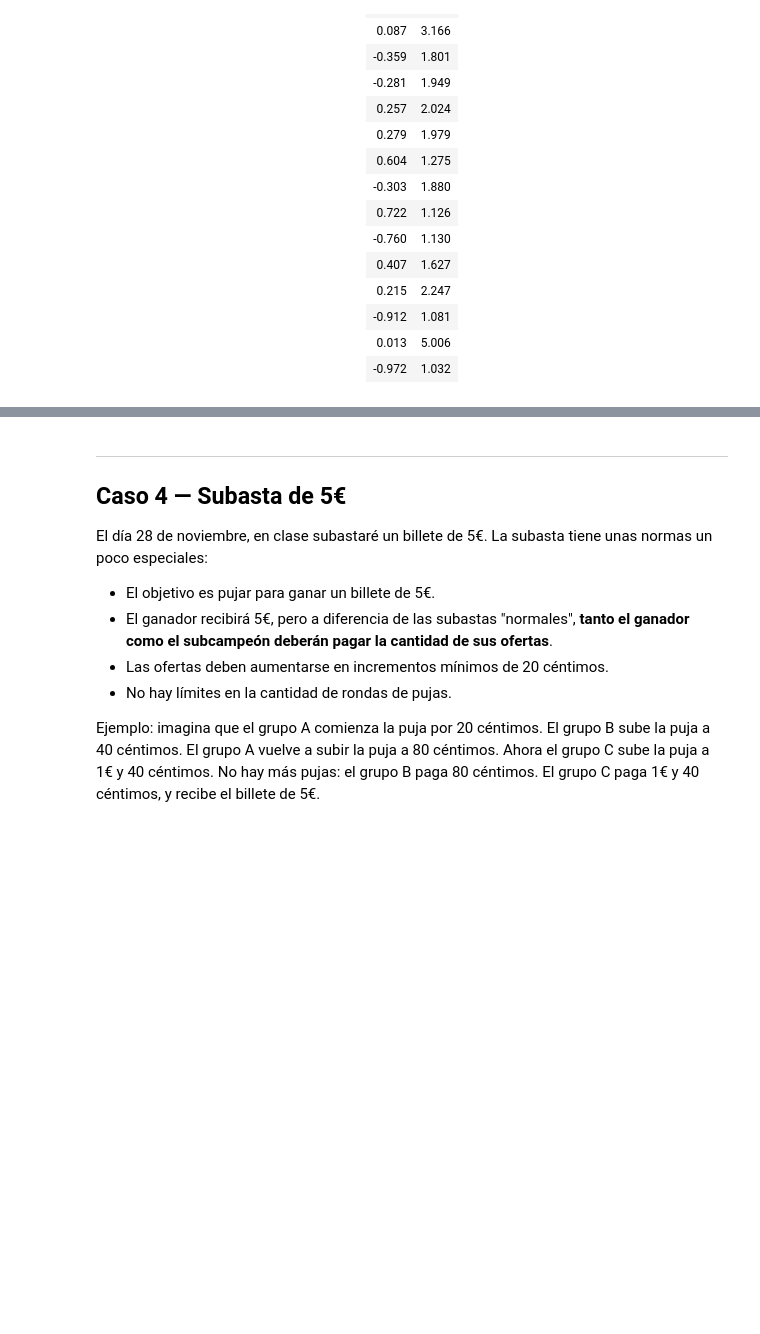
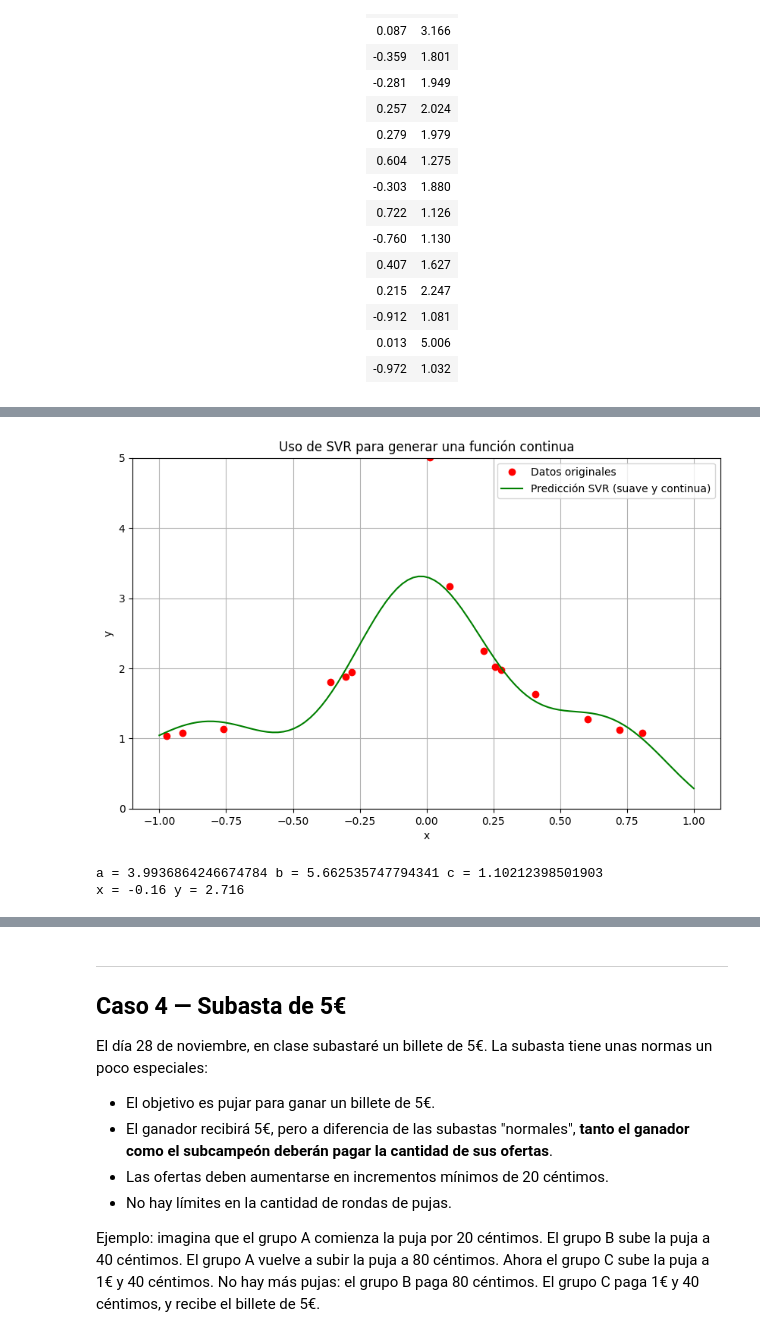
Before and after one commit to Chepados/ALN_practica_2, a Jupyter notebook: Práctica 2 — Campeonato de predicción.ipynb, the cells around one changed output, grey strips where cells are left out. Drawn from its saved outputs; the diff is of its cells as text; code cells hidden in the pictures; blank space fills up the shorter version.

```diff
--- a/Práctica 2 — Campeonato de predicción.ipynb
+++ b/Práctica 2 — Campeonato de predicción.ipynb
@@ -80,0 +325,60 @@ Observa los siguientes pares de valores $x$, $y$. Predice cuál será el valor a
+# %%
+import numpy as np
+import pandas as pd
+from sklearn.svm import SVR
+import matplotlib.pyplot as plt
+
+# Datos proporcionados
+x_vals = np.array([0.808, 0.087, -0.359, -0.281, 0.257, 0.279, 0.604, -0.303, 0.722, -0.760,
+                   0.407, 0.215, -0.912, 0.013, -0.972])
+y_vals = np.array([1.081, 3.166, 1.801, 1.949, 2.024, 1.979, 1.275, 1.880, 1.126, 1.130,
+                   1.627, 2.247, 1.081, 5.006, 1.032])
+
+# Crear DataFrame
+df = pd.DataFrame({"y_vals": y_vals, "x_vals": x_vals})
+
+# Preprocesar los datos para el modelo SVR
+X = df[['x_vals']].values
+y = df['y_vals'].values
+
+# Ajustar el modelo SVR (Se usa un kernel RBF para suavizar la función)
+svr = SVR(kernel='rbf', C=100, epsilon=0.1)
+
+# Ajuste del modelo SVR
+svr.fit(X, y)
+
+# Generar valores predichos por el modelo para un rango más amplio de x
+x_plot = np.linspace(-1, 1, 100).reshape(-1, 1)
+y_svr = svr.predict(x_plot)
+
+# Graficar los resultados
+plt.figure(figsize=(10, 6))
+plt.plot(x_vals, y_vals, "ro", label="Datos originales")  # Puntos originales
+plt.plot(x_plot, y_svr, "g-", label="Predicción SVR (suave y continua)")  # Predicción suave
+plt.ylim([0, 5])
+plt.xlabel("x")
+plt.ylabel("y")
+plt.legend()
+plt.title("Uso de SVR para generar una función continua")
+plt.grid(True)
+plt.show()
+# %% [output]
+[figure, added]
+# %%
+from scipy.optimize import curve_fit
+
+def modelo(x, a, b, c):
+    return a * np.exp(-b * np.abs(x)) + c
+
+parametros_ini = [5, 1, 1]  # Suposición inicial de los parámetros
+parametros_optimos, covarianza = curve_fit(modelo, x_vals, y_vals, p0=parametros_ini)
+
+a_opt, b_opt, c_opt = parametros_optimos
+print(f"a = {a_opt} b = {b_opt} c = {c_opt}")
+
+x_pred = -0.16
+y_pred = modelo(x_pred, a_opt, b_opt, c_opt)
+print(f"x = {x_pred} y = {y_pred:.3f}")
+# %% [output]
+a = 3.9936864246674784 b = 5.662535747794341 c = 1.10212398501903
+x = -0.16 y = 2.716
```
Also changed, not shown: parts of 17 cells of this notebook.
